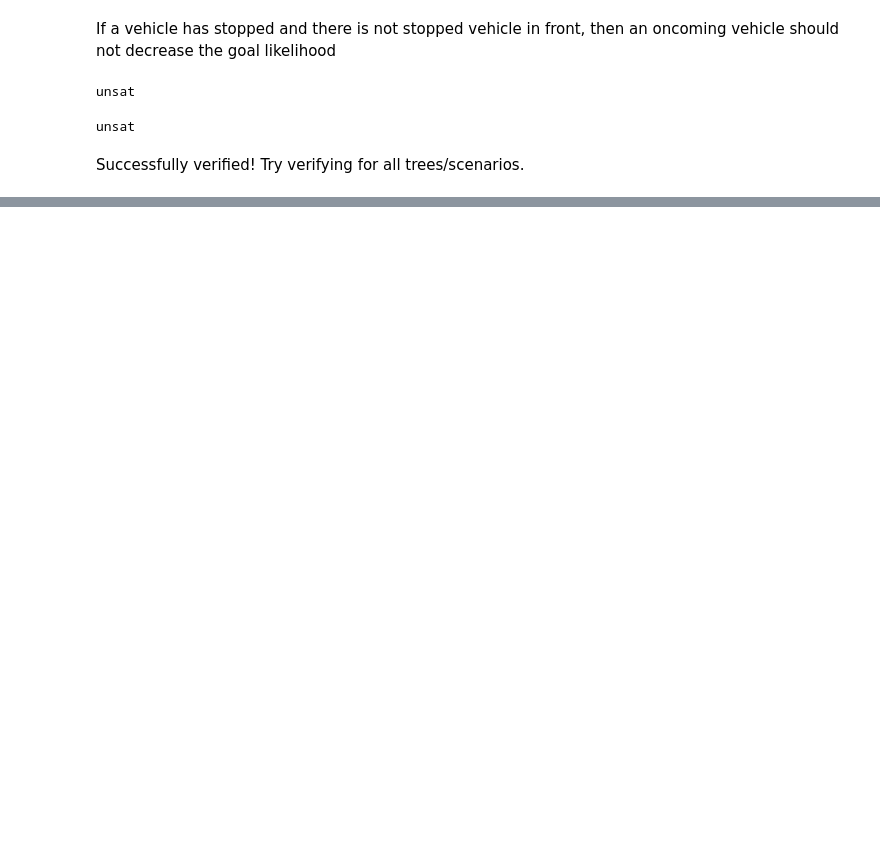
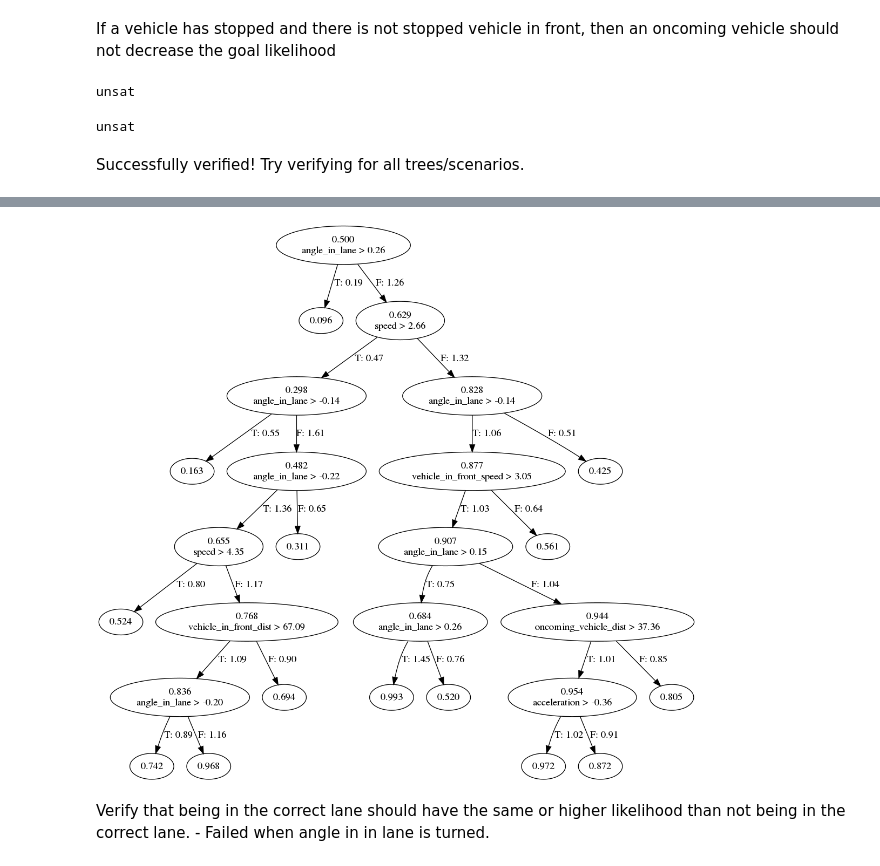
Before and after one commit to uoe-agents/GRIT, a Jupyter notebook: notebooks/verification.ipynb, the cells around one changed output, grey strips where cells are left out. Cells and saved outputs as stored; diff of their text form; code cells hidden in the pictures; blank space fills up the shorter version.

```diff
--- a/notebooks/verification.ipynb
+++ b/notebooks/verification.ipynb
@@ -629,0 +753,6 @@ Successfully verified! Try verifying for all trees/scenarios.
+# %%
+Image("../images/trained_tree_frankenberg_G2_straight-on.png")
+# %% [output]
+[figure, added]
+# %% [markdown]
+Verify that being in the correct lane should have the same or higher likelihood than not being in the correct lane. - Failed when angle in in lane is turned.
```
Also changed, not shown: parts of 25 cells of this notebook, 1 other file.
